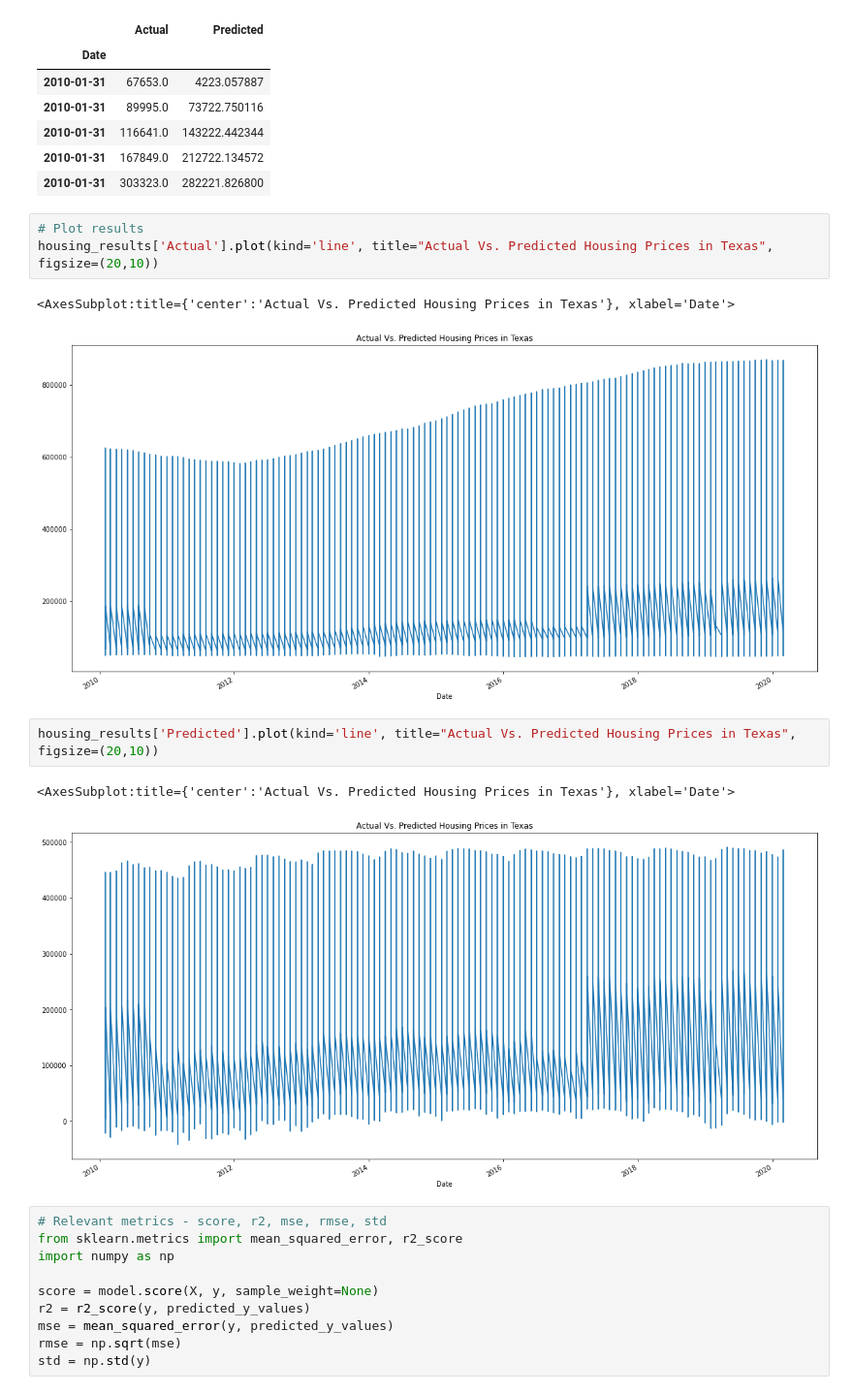
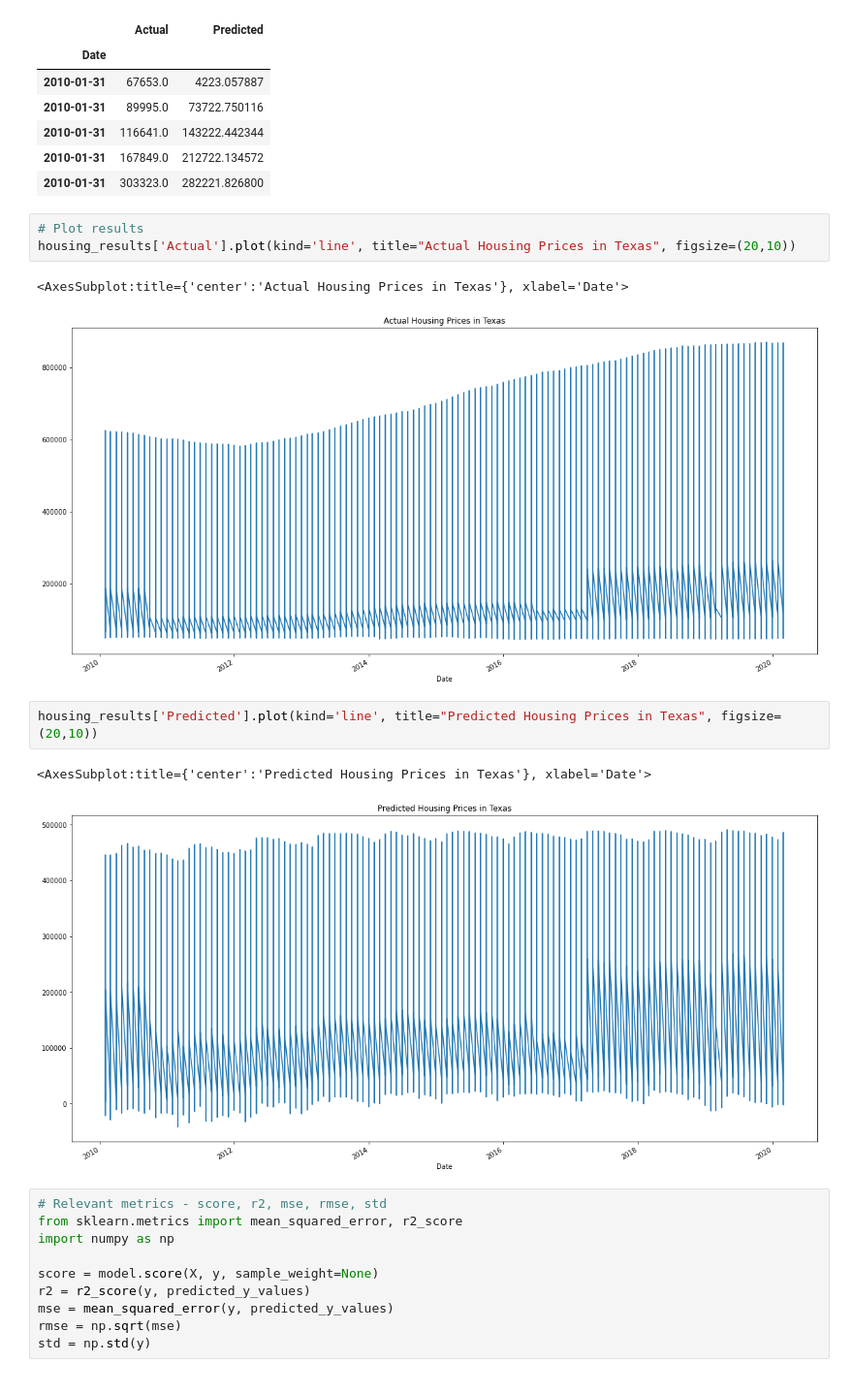
Before and after one commit to jexiamaris/project2, a Jupyter notebook: notebooks/Jexi/texas_lineal_reg.ipynb, the cells around one changed output. Shown: that part at 97% size. Drawn from its saved outputs; the diff is of its cells as text.

```diff
--- a/notebooks/Jexi/texas_lineal_reg.ipynb
+++ b/notebooks/Jexi/texas_lineal_reg.ipynb
@@ -99,15 +97,15 @@ housing_results.head()
 | 2010-01-31 | 303323.0 | 282221.826800 |
 # %%
 # Plot results
-housing_results['Actual'].plot(kind='line', title="Actual Vs. Predicted Housing Prices in Texas", figsize=(20,10))
+housing_results['Actual'].plot(kind='line', title="Actual Housing Prices in Texas", figsize=(20,10))
 # %% [output]
-<AxesSubplot:title={'center':'Actual Vs. Predicted Housing Prices in Texas'}, xlabel='Date'>
+<AxesSubplot:title={'center':'Actual Housing Prices in Texas'}, xlabel='Date'>
-[figure, old version]
+[figure, new version]
 # %%
-housing_results['Predicted'].plot(kind='line', title="Actual Vs. Predicted Housing Prices in Texas", figsize=(20,10))
+housing_results['Predicted'].plot(kind='line', title="Predicted Housing Prices in Texas", figsize=(20,10))
 # %% [output]
-<AxesSubplot:title={'center':'Actual Vs. Predicted Housing Prices in Texas'}, xlabel='Date'>
+<AxesSubplot:title={'center':'Predicted Housing Prices in Texas'}, xlabel='Date'>
-[figure, old version]
+[figure, new version]
 # %%
 # Relevant metrics - score, r2, mse, rmse, std
 from sklearn.metrics import mean_squared_error, r2_score
```
Also changed, not shown: parts of 1 cell of this notebook, 3 other files.
